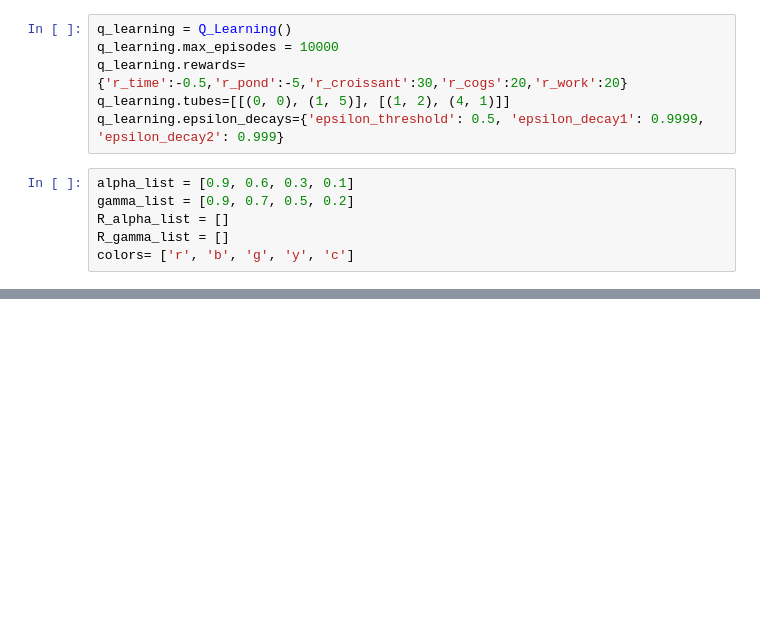
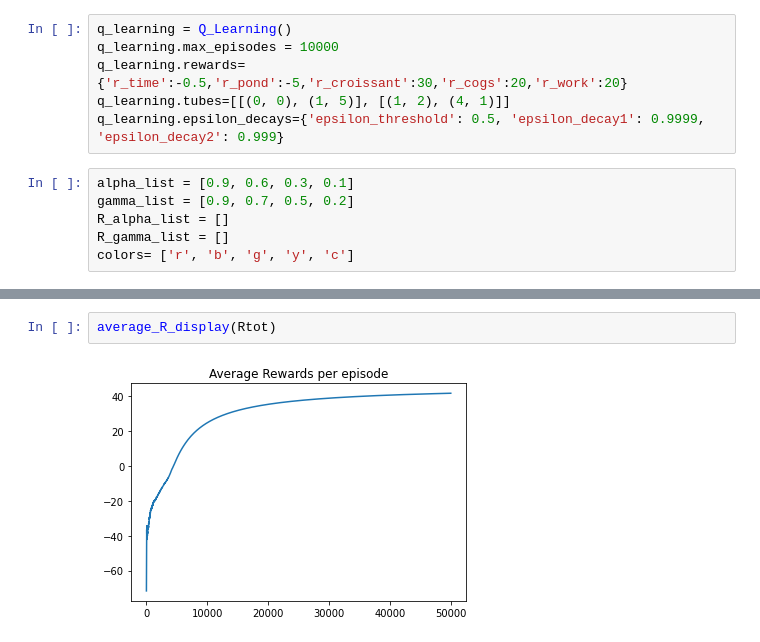
Before and after one commit to alexxcollins/Collins_Adib_INM707_CW, a Jupyter notebook: Hyperparamter_Tuning.ipynb, the cells around one changed output, grey strips where cells are left out. Saved outputs shown, nothing was run; the diff lists cells and outputs as text; blank space fills up the shorter version.

```diff
--- a/Hyperparamter_Tuning.ipynb
+++ b/Hyperparamter_Tuning.ipynb
@@ -63,0 +79,4 @@ plt.show()
+# %%
+average_R_display(Rtot)
+# %% [output]
+[figure, added]
```
Also changed, not shown: parts of 9 cells of this notebook, 2 other files.
